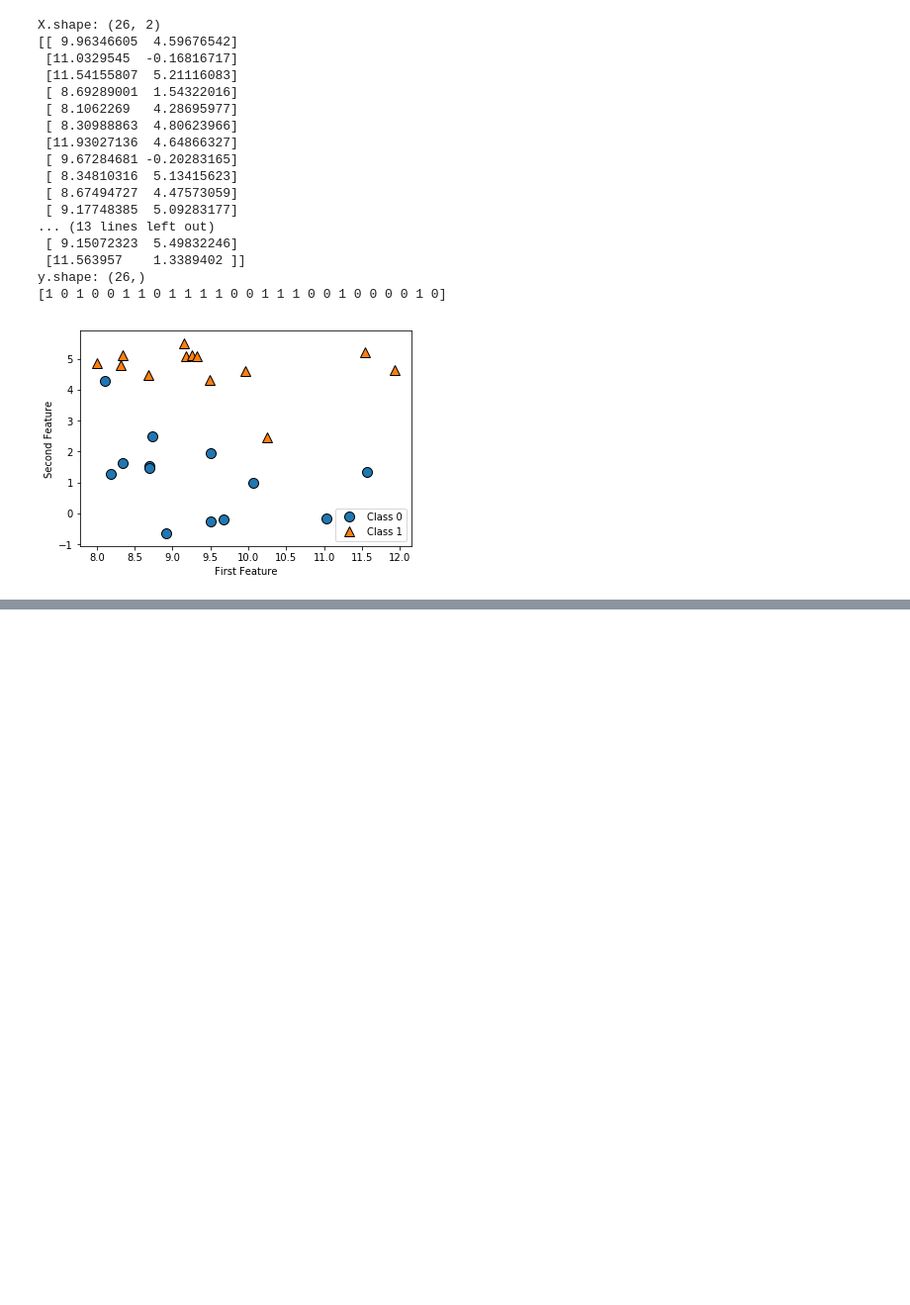
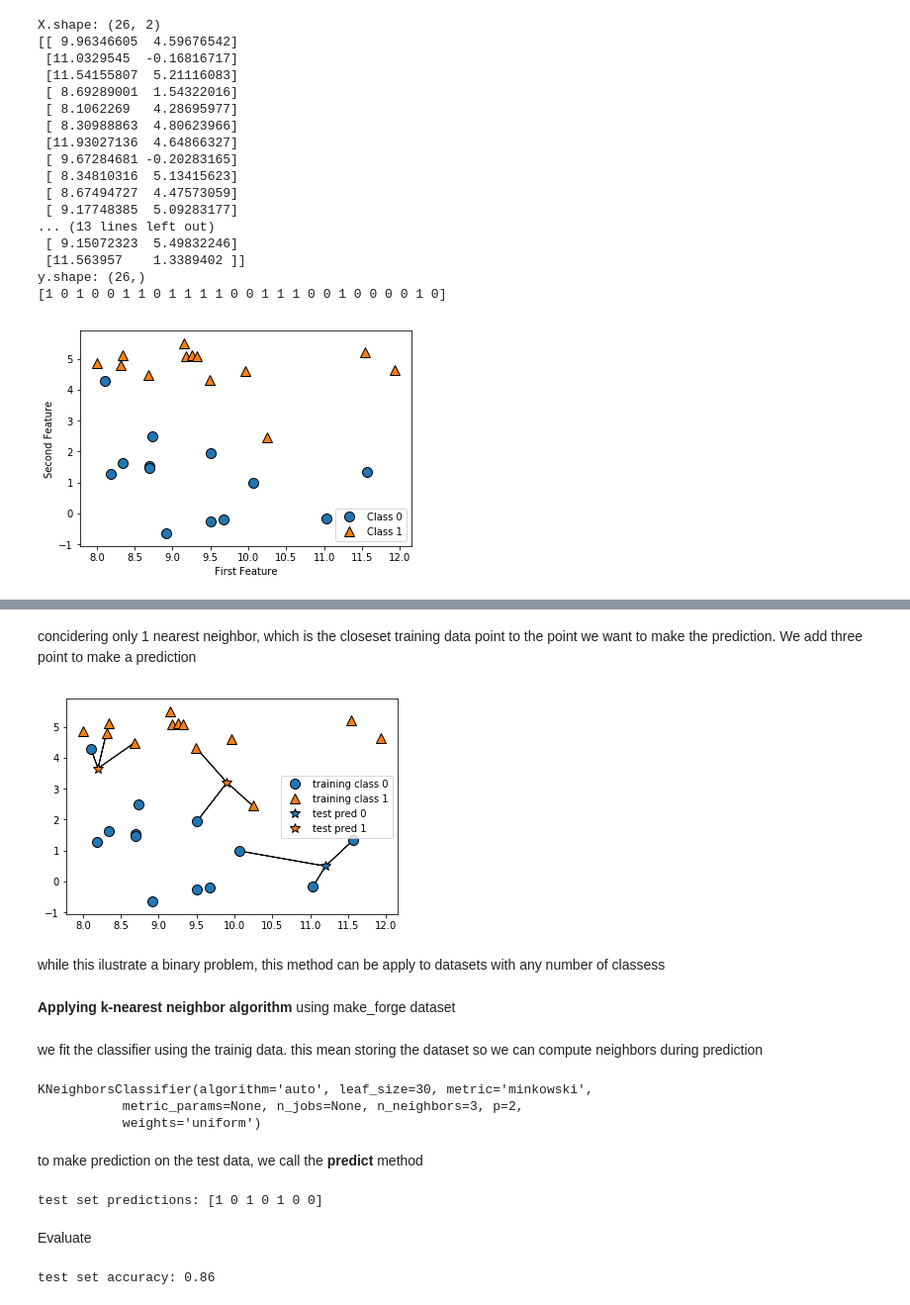
Before and after one commit to rodolfogarzon/MachineLearningWithPython, a Jupyter notebook: Chapter2/Supervised_Learning.ipynb, the cells around one changed output, grey strips where cells are left out. Shown at 99% size. Saved outputs shown, nothing was run; the diff lists cells and outputs as text; code cells hidden in the pictures; blank space fills up the shorter version.

```diff
--- a/Chapter2/Supervised_Learning.ipynb
+++ b/Chapter2/Supervised_Learning.ipynb
@@ -42,0 +142,12 @@ y.shape: (26,)
+# %% [markdown]
+concidering only 1 nearest neighbor, which is the closeset training data point to the point we want to make the prediction.
+We add three point to make a prediction
+# %%
+mglearn.plots.plot_knn_classification(n_neighbors=3)
+# %% [output]
+[figure, added]
+# %% [markdown]
+while this ilustrate a binary problem, this method can be apply to datasets with any number of classess
+# %% [markdown]
+**Applying k-nearest neighbor algorithm**
+using make_forge dataset
@@ -42,0 +161,20 @@ y.shape: (26,)
+# %% [markdown]
+we fit the classifier using the trainig data. this mean storing the dataset so we can compute neighbors during prediction
+# %%
+clf.fit(X_train, y_train)
+# %% [output]
+KNeighborsClassifier(algorithm='auto', leaf_size=30, metric='minkowski',
+           metric_params=None, n_jobs=None, n_neighbors=3, p=2,
+           weights='uniform')
+# %% [markdown]
+to make prediction on the test data, we call the **predict** method
+# %%
+print("test set predictions: {}".format(clf.predict(X_test)))
+# %% [output]
+test set predictions: [1 0 1 0 1 0 0]
+# %% [markdown]
+Evaluate
+# %%
+print("test set accuracy: {:.2f}".format(clf.score(X_test, y_test)))
+# %% [output]
+test set accuracy: 0.86
```
Also changed, not shown: parts of 17 cells of this notebook.
